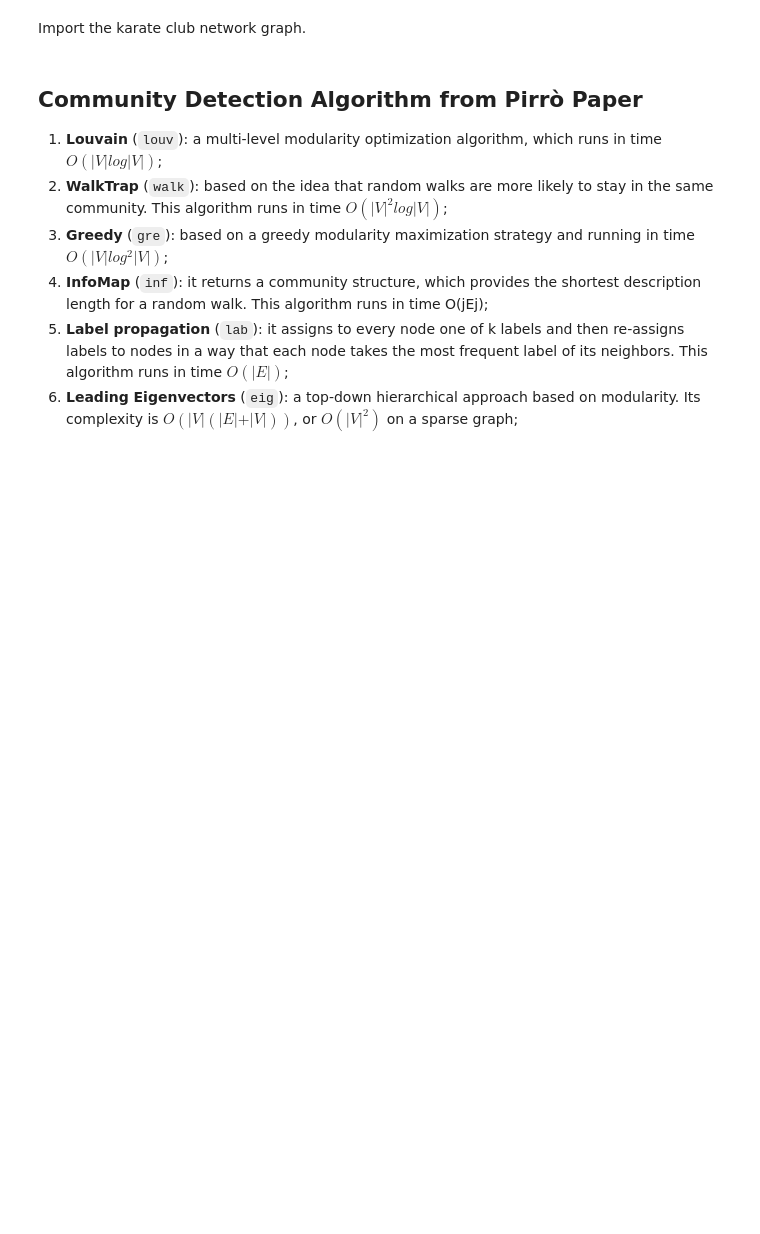
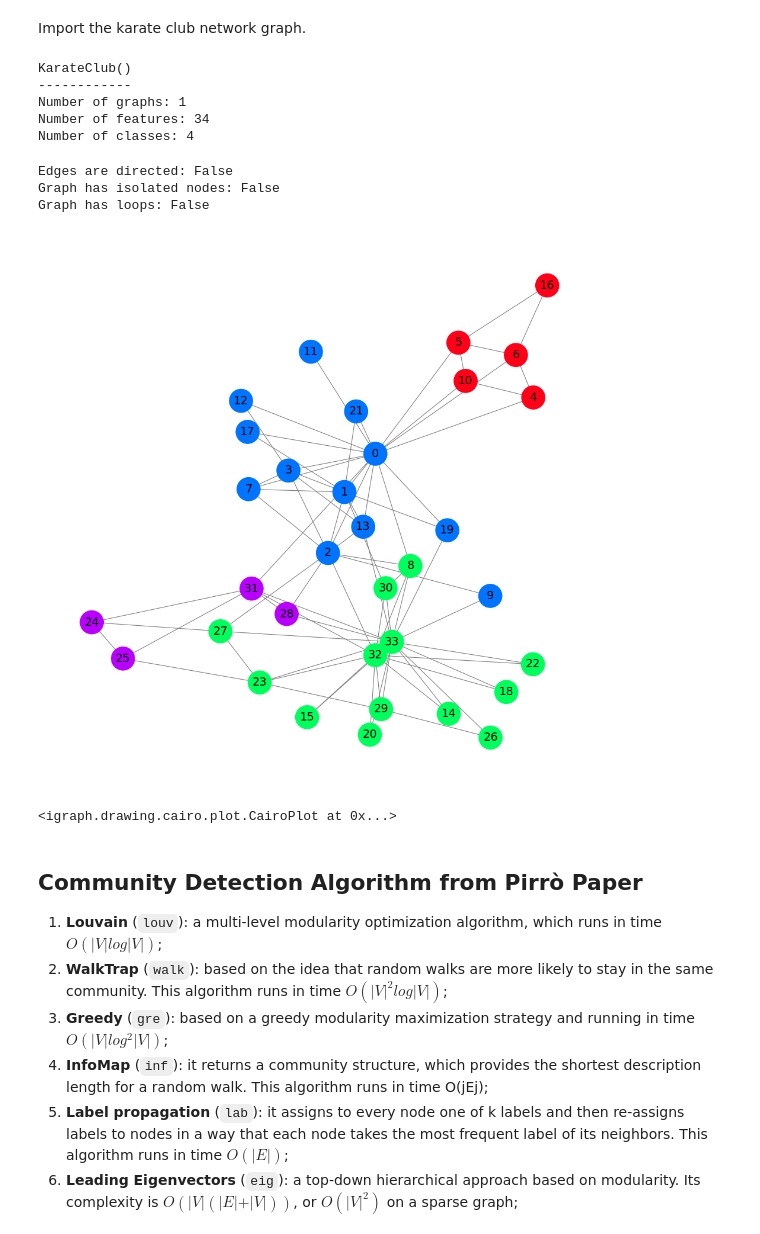
Before and after one commit to AndreaBe99/community-deception-thesis, a Jupyter notebook: notebook/Community_Detection.ipynb, the cells around one changed output. Cells and saved outputs as stored; diff of their text form; code cells hidden in the pictures; blank space fills up the shorter version.

```diff
--- a/notebook/iGraph_Community_Detection.ipynb
+++ b/notebook/Community_Detection.ipynb
@@ -8,7 +22,15 @@ Requirement already satisfied: texttable>=1.6.2 in /usr/local/lib/python3.10/dis
 # %%
+# import torch
+
+from torch_geometric.datasets import KarateClub
+from torch_geometric.utils import to_networkx, from_networkx
+
 from igraph import Graph
 import igraph as ig
 
+import networkx as nx
+
 import matplotlib.pyplot as plt
+plt.style.use('default')
 # %% [markdown]
 Import the karate club network graph.
@@ -16,0 +37,50 @@ G = Graph.Famous('Zachary')
+# %%
+# Import graph using iGraph
+# G = Graph.Famous('Zachary')
+
+# Import dataset using PyG
+dataset = KarateClub()
+# %%
+# Print information
+print(dataset)
+print('------------')
+print(f'Number of graphs: {len(dataset)}')
+print(f'Number of features: {dataset.num_features}')
+print(f'Number of classes: {dataset.num_classes}')
+# %% [output]
+KarateClub()
+------------
+Number of graphs: 1
+Number of features: 34
+Number of classes: 4
+# %%
+# Get the first graph from the dataset (Karate Club only contains one graph)
+data = dataset[0]
+
+print(f'Edges are directed: {data.is_directed()}')
+print(f'Graph has isolated nodes: {data.has_isolated_nodes()}')
+print(f'Graph has loops: {data.has_self_loops()}')
+# %% [output]
+Edges are directed: False
+Graph has isolated nodes: False
+Graph has loops: False
+# %%
+# Convert PyG data to NetworkX graph and visualize it
+G = to_networkx(data, to_undirected=True)
+plt.figure(figsize=(12, 12))
+plt.axis('off')
+nx.draw_networkx(G,
+                 pos=nx.spring_layout(G, seed=0),
+                 with_labels=True,
+                 node_size=800,
+                 node_color=data.y,
+                 cmap="hsv",
+                 vmin=-2,
+                 vmax=3,
+                 width=0.8,
+                 edge_color="grey",
+                 font_size=14
+                 )
+plt.show()
+# %% [output]
+[figure, added]
@@ -17,3 +107,7 @@ G = Graph.Famous('Zachary')
+# %%
+plot_graph(G)
+# %% [output]
+<igraph.drawing.cairo.plot.CairoPlot at 0x...>
 # %% [markdown]
 ## Community Detection Algorithm from Pirrò Paper
 
```
Also changed, not shown: parts of 18 cells of this notebook.
